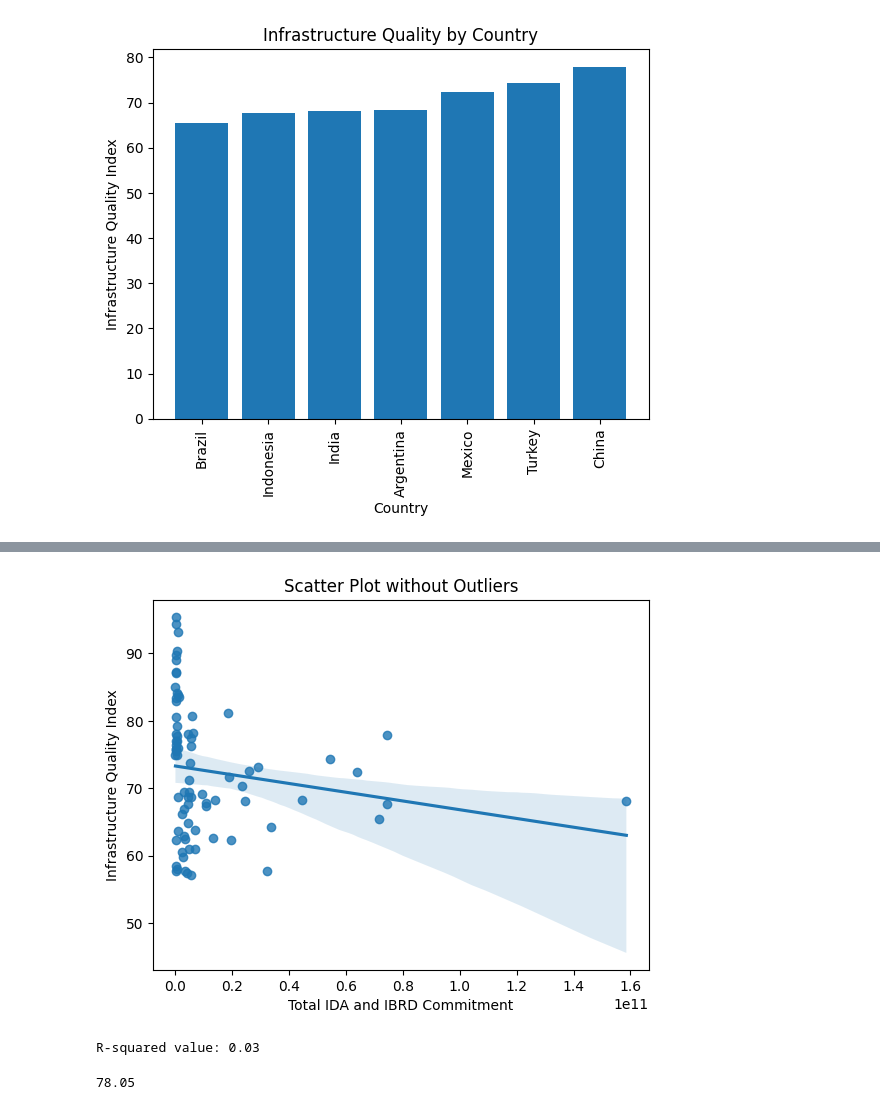
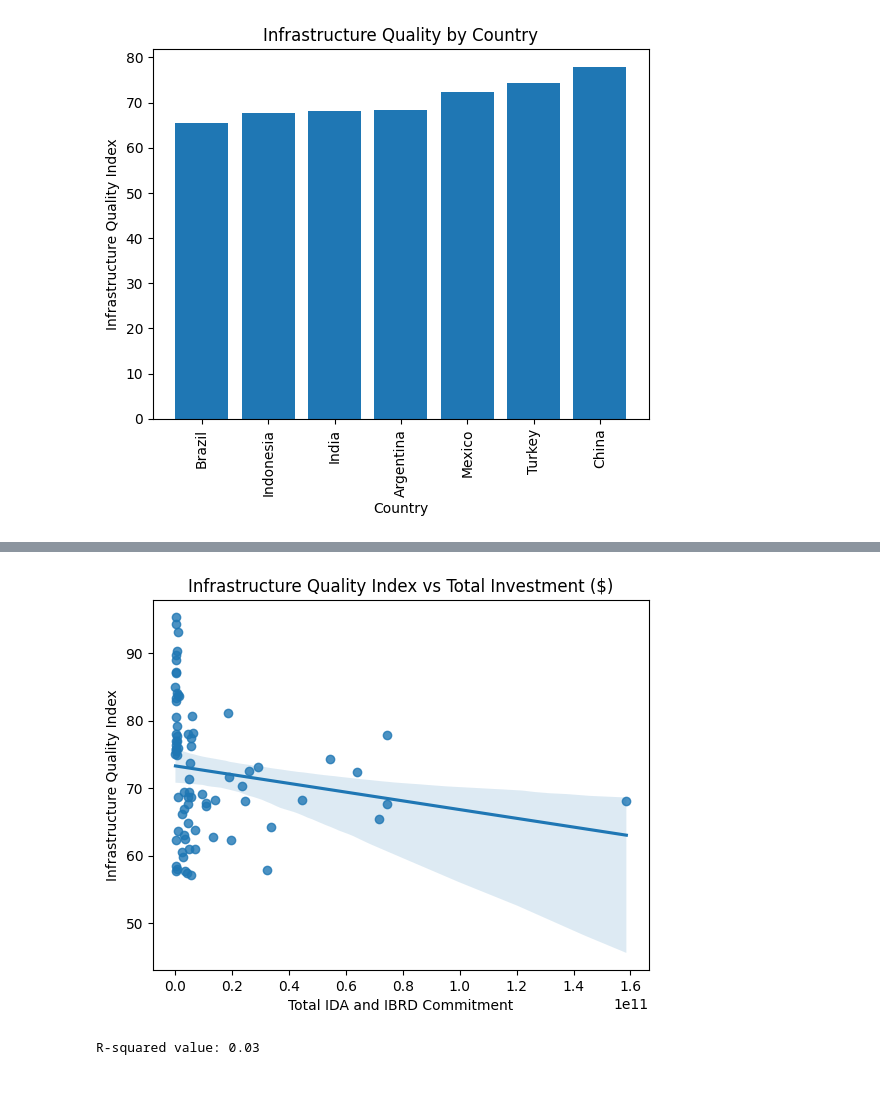
Before and after one commit to ababber19/SWUH, a Jupyter notebook: Phase_1_Graphs.ipynb, the cells around one changed output, grey strips where cells are left out. Cells and saved outputs as stored; diff of their text form; code cells hidden in the pictures.

```diff
--- a/Phase_1_Graphs.ipynb
+++ b/Phase_1_Graphs.ipynb
@@ -402,30 +383,0 @@ R-squared value: 0.03
-# %%
-# calculate the 1.5 IQR range for the "Infrastructure Quality Index" column
-Q1 = new['Infrastructure Quality Index'].quantile(0.25)
-Q3 = new['Infrastructure Quality Index'].quantile(0.75)
-IQR = Q3 - Q1
-lower_bound = Q1 - 1.5 * IQR
-upper_bound = Q3 + 1.5 * IQR
-
-# filter the data to exclude outliers
-filtered_data = new[new['Infrastructure Quality Index'] <= 60000000000]
-
-# create the scatter plot with a linear regression line
-sns.regplot(x='Total IDA and IBRD Commitment', y='Infrastructure Quality Index', data=filtered_data)
-
-# set the plot title
-plt.title('Scatter Plot without Outliers')
-
-# show the plot
-plt.show()
-
-# calculate the R-squared value
-corr = filtered_data['Total IDA and IBRD Commitment'].corr(filtered_data['Infrastructure Quality Index'])**2
-print(f'R-squared value: {corr:.2f}')
-# %% [output]
-[figure, removed]
-R-squared value: 0.03
-# %%
-Q3
-# %% [output]
-78.05
@@ -431,0 +387,15 @@ Q3
+# %%
+sns.regplot(x='Total IDA and IBRD Commitment', y='Infrastructure Quality Index', data=new)
+
+# set the plot title
+plt.title('Infrastructure Quality Index vs Total Investment ($)')
+
+# show the plot
+plt.show()
+
+# calculate the R-squared value
+corr = new['Total IDA and IBRD Commitment'].corr(new['Infrastructure Quality Index'])**2
+print(f'R-squared value: {corr:.2f}')
+# %% [output]
+[figure, added]
+R-squared value: 0.03
```
Also changed, not shown: parts of 6 cells of this notebook.
